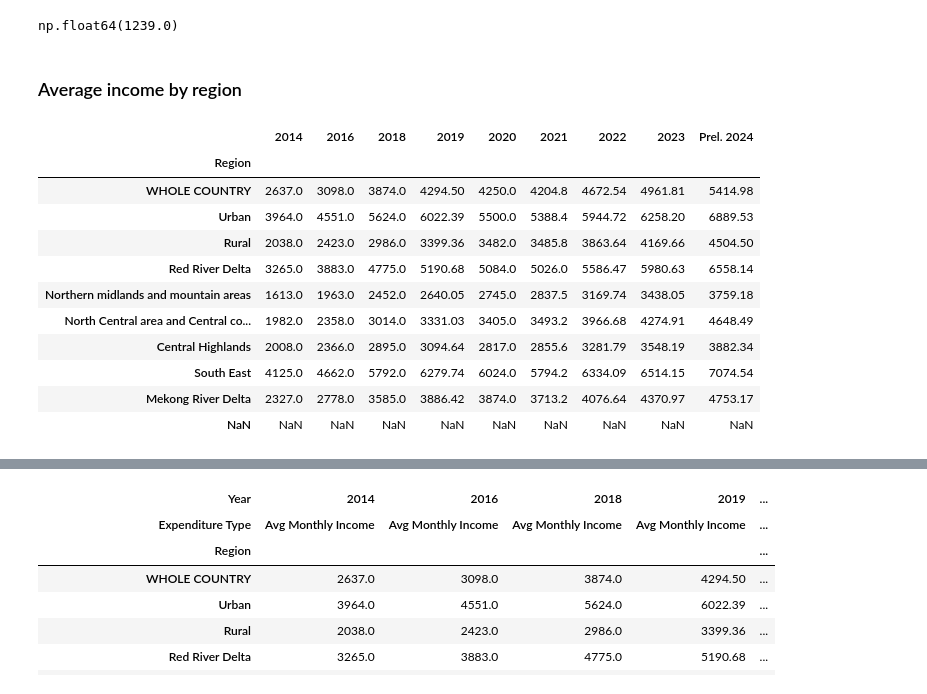
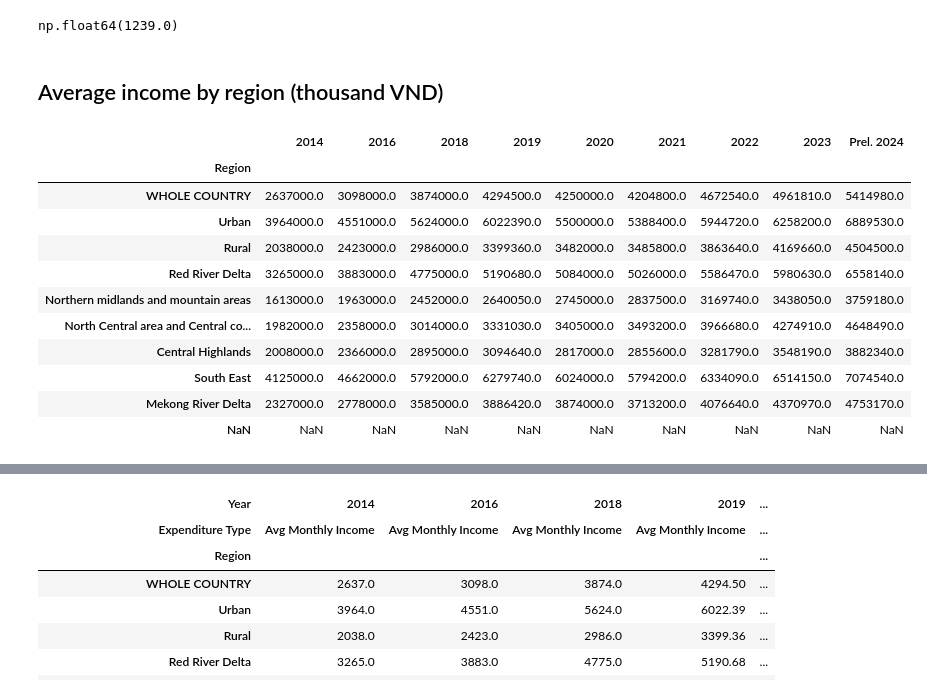
Before and after one commit to quocan91tc/DALAS_Project, a Jupyter notebook: main.ipynb, the cells around one changed output, grey strips where cells are left out. Saved outputs shown, nothing was run; the diff lists cells and outputs as text; code cells hidden in the pictures.

```diff
--- a/main.ipynb
+++ b/main.ipynb
@@ -584,25 +492,32 @@ df_avg_expenditure['2014'].loc['Urban', 'Eating drinking & smoking expenditure']
 # %% [output]
 np.float64(1239.0)
 # %% [markdown]
-### Average income by region
+## Average income by region (thousand VND)
 # %%
 df_avg_income = pd.read_csv('data/VN_avg_monthly_income_1424.csv', header=1)
 # Normalize pivot column name
 df_avg_income = df_avg_income.rename(columns={'Residence and region': 'Region'})
 
 # Set Region column as index
 df_avg_income = df_avg_income.set_index('Region')
+
+# 1. Get a list of the numeric column names
+numeric_cols = df_avg_income.select_dtypes(include=np.number).columns
+
+# 2. convert from VND to USD with the rate 1 USD = 26200 VND
+df_avg_income[numeric_cols] = df_avg_income[numeric_cols] * 1000
+
 df_avg_income
 # %% [output]
 |  | 2014 | 2016 | 2018 | 2019 | 2020 | 2021 | 2022 | 2023 | Prel. 2024 |
 | Region |  |  |  |  |  |  |  |  |  |
-| WHOLE COUNTRY | 2637.0 | 3098.0 | 3874.0 | 4294.50 | 4250.0 | 4204.8 | 4672.54 | 4961.81 | 5414.98 |
-| Urban | 3964.0 | 4551.0 | 5624.0 | 6022.39 | 5500.0 | 5388.4 | 5944.72 | 6258.20 | 6889.53 |
-| Rural | 2038.0 | 2423.0 | 2986.0 | 3399.36 | 3482.0 | 3485.8 | 3863.64 | 4169.66 | 4504.50 |
-| Red River Delta | 3265.0 | 3883.0 | 4775.0 | 5190.68 | 5084.0 | 5026.0 | 5586.47 | 5980.63 | 6558.14 |
-| Northern midlands and mountain areas | 1613.0 | 1963.0 | 2452.0 | 2640.05 | 2745.0 | 2837.5 | 3169.74 | 3438.05 | 3759.18 |
-| North Central area and Central co... | 1982.0 | 2358.0 | 3014.0 | 3331.03 | 3405.0 | 3493.2 | 3966.68 | 4274.91 | 4648.49 |
-| Central Highlands | 2008.0 | 2366.0 | 2895.0 | 3094.64 | 2817.0 | 2855.6 | 3281.79 | 3548.19 | 3882.34 |
-| South East | 4125.0 | 4662.0 | 5792.0 | 6279.74 | 6024.0 | 5794.2 | 6334.09 | 6514.15 | 7074.54 |
-| Mekong River Delta | 2327.0 | 2778.0 | 3585.0 | 3886.42 | 3874.0 | 3713.2 | 4076.64 | 4370.97 | 4753.17 |
+| WHOLE COUNTRY | 2637000.0 | 3098000.0 | 3874000.0 | 4294500.0 | 4250000.0 | 4204800.0 | 4672540.0 | 4961810.0 | 5414980.0 |
+| Urban | 3964000.0 | 4551000.0 | 5624000.0 | 6022390.0 | 5500000.0 | 5388400.0 | 5944720.0 | 6258200.0 | 6889530.0 |
+| Rural | 2038000.0 | 2423000.0 | 2986000.0 | 3399360.0 | 3482000.0 | 3485800.0 | 3863640.0 | 4169660.0 | 4504500.0 |
+| Red River Delta | 3265000.0 | 3883000.0 | 4775000.0 | 5190680.0 | 5084000.0 | 5026000.0 | 5586470.0 | 5980630.0 | 6558140.0 |
+| Northern midlands and mountain areas | 1613000.0 | 1963000.0 | 2452000.0 | 2640050.0 | 2745000.0 | 2837500.0 | 3169740.0 | 3438050.0 | 3759180.0 |
+| North Central area and Central co... | 1982000.0 | 2358000.0 | 3014000.0 | 3331030.0 | 3405000.0 | 3493200.0 | 3966680.0 | 4274910.0 | 4648490.0 |
+| Central Highlands | 2008000.0 | 2366000.0 | 2895000.0 | 3094640.0 | 2817000.0 | 2855600.0 | 3281790.0 | 3548190.0 | 3882340.0 |
+| South East | 4125000.0 | 4662000.0 | 5792000.0 | 6279740.0 | 6024000.0 | 5794200.0 | 6334090.0 | 6514150.0 | 7074540.0 |
+| Mekong River Delta | 2327000.0 | 2778000.0 | 3585000.0 | 3886420.0 | 3874000.0 | 3713200.0 | 4076640.0 | 4370970.0 | 4753170.0 |
 | NaN | NaN | NaN | NaN | NaN | NaN | NaN | NaN | NaN | NaN |
```
Also changed, not shown: parts of 36 cells of this notebook, 1 other file.
